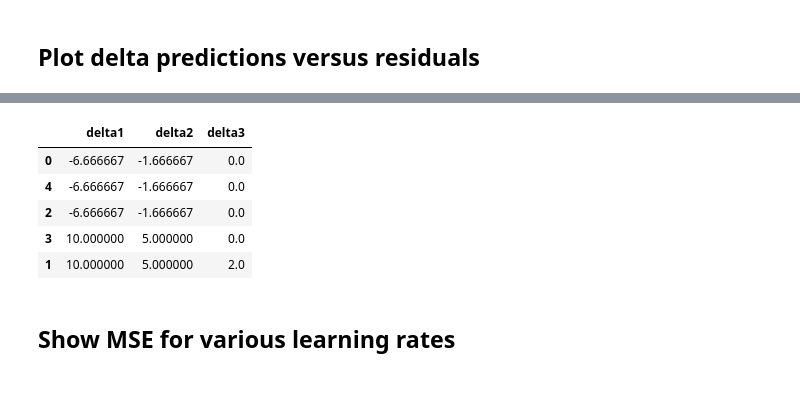
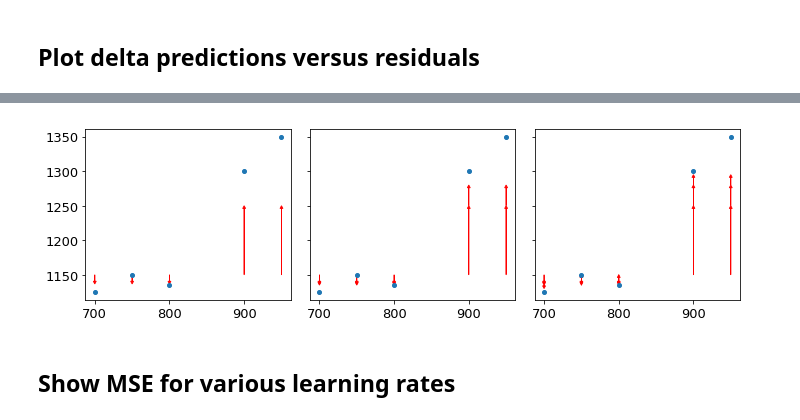
Before and after one commit to parrt/ml-articles, a Jupyter notebook: gradient-boosting/notebooks/dev-mae.ipynb, the cells around one changed output, grey strips where cells are left out. Cells and saved outputs as stored; diff of their text form; code cells hidden in the pictures; blank space fills up the shorter version.

```diff
--- a/gradient-boosting/notebooks/dev-mae.ipynb
+++ b/gradient-boosting/notebooks/dev-mae.ipynb
@@ -183,12 +234,39 @@ plt.show()
-# %%
-df[['delta1','delta2','delta3']]
-# %% [output]
-|  | delta1 | delta2 | delta3 |
-| 0 | -6.666667 | -1.666667 | 0.0 |
-| 4 | -6.666667 | -1.666667 | 0.0 |
-| 2 | -6.666667 | -1.666667 | 0.0 |
-| 3 | 10.000000 | 5.000000 | 0.0 |
-| 1 | 10.000000 | 5.000000 | 2.0 |
+# %%
+def draw_residual(ax, df, stage):
+    for x,d0,delta in zip(df.sqfeet,df[f'F{stage-1}'],df[f'F{stage}']):
+        if delta-d0!=0:
+#             print(x, d0, delta)
+            ax.arrow(x, d0, 0, delta-d0,
+                      fc='r', ec='r',
+                      linewidth=0.8,
+                      head_width=4, head_length=4,
+                      length_includes_head=True
+                     )
+
+fig, axes = plt.subplots(nrows=1, ncols=3, figsize=(10, 3), sharey=True, sharex=True)
+
+
+# plot from F0 to F1
+line1, = axes[0].plot(df.sqfeet,df.rent,'o', linewidth=.8, markersize=4, label="$y$")
+draw_residual(axes[0], df, stage=1)
+
+# plot from F0 to F1 to F2
+line1, = axes[1].plot(df.sqfeet,df.rent,'o', linewidth=.8, markersize=4, label="$y$")
+draw_residual(axes[1], df, stage=1)
+draw_residual(axes[1], df, stage=2)
+
+# plot from F0 to F1 to F2 to F3
+line1, = axes[2].plot(df.sqfeet,df.rent,'o', linewidth=.8, markersize=4, label="$y$")
+draw_residual(axes[2], df, stage=1)
+draw_residual(axes[2], df, stage=2)
+draw_residual(axes[2], df, stage=3)
+
+plt.tight_layout()
+
+plt.savefig('/tmp/u.svg')
+plt.show()
+# %% [output]
+[figure, added]
 # %% [markdown]
 ## Show MSE for various learning rates
 # %%
```
Also changed, not shown: parts of 9 cells of this notebook, 2 other files.
